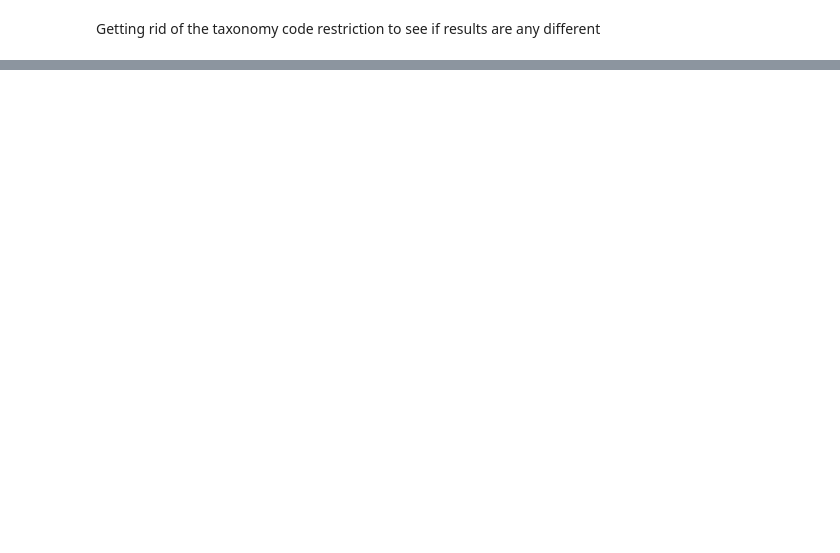
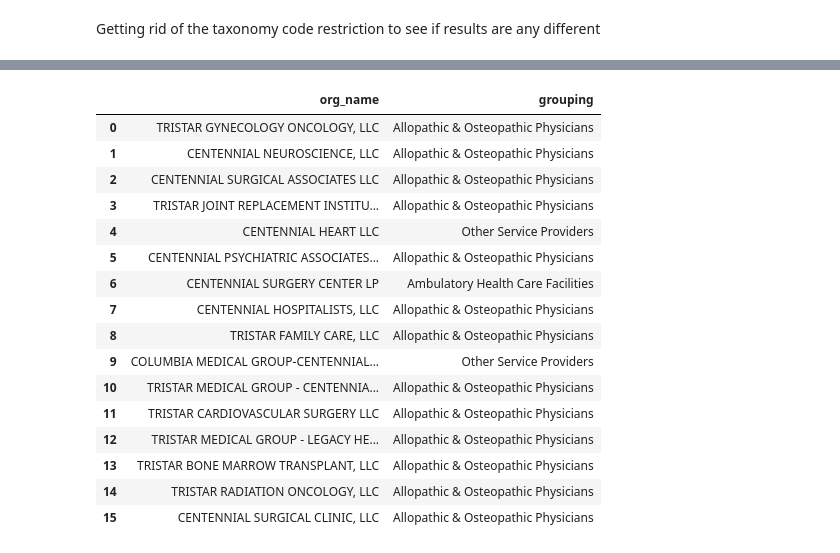
Before and after one commit to nss-data-science-cohort-4/hcbb_hop_team-aac_dog_moms, a Jupyter notebook: data_az_nash_hospitals.ipynb, the cells around one changed output, grey strips where cells are left out. Cells and saved outputs as stored; diff of their text form; code cells hidden in the pictures; blank space fills up the shorter version.

```diff
--- a/data_az_nash_hospitals.ipynb
+++ b/data_az_nash_hospitals.ipynb
@@ -169,0 +302,45 @@ df
+# %%
+db = sqlite3.connect('data/nppes_lite.sqlite') #reopen the connection
+
+query = '''
+WITH nh AS (SELECT DISTINCT *
+FROM nppes AS n
+JOIN nucc_taxonomy AS t
+ON n.taxonomy_code = t.code
+WHERE entity_type_code = 2 AND city = 'NASHVILLE' AND org_name LIKE '%CENTENNIAL%' OR org_name LIKE '%TRISTAR%'),
+
+hop AS (SELECT *
+FROM hop_team)
+
+SELECT *
+FROM nh
+JOIN hop
+ON nh.npi = hop.to_npi
+GROUP BY npi,org_name
+
+'''
+#entity type 2 is a facility
+#city is Nashville
+
+df = pd.read_sql(query,db)
+db.close()
+# %%
+df[['org_name','grouping']]
+# %% [output]
+|  | org_name | grouping |
+| 0 | TRISTAR GYNECOLOGY ONCOLOGY, LLC | Allopathic & Osteopathic Physicians |
+| 1 | CENTENNIAL NEUROSCIENCE, LLC | Allopathic & Osteopathic Physicians |
+| 2 | CENTENNIAL SURGICAL ASSOCIATES LLC | Allopathic & Osteopathic Physicians |
+| 3 | TRISTAR JOINT REPLACEMENT INSTITU... | Allopathic & Osteopathic Physicians |
+| 4 | CENTENNIAL HEART LLC | Other Service Providers |
+| 5 | CENTENNIAL PSYCHIATRIC ASSOCIATES... | Allopathic & Osteopathic Physicians |
+| 6 | CENTENNIAL SURGERY CENTER LP | Ambulatory Health Care Facilities |
+| 7 | CENTENNIAL HOSPITALISTS, LLC | Allopathic & Osteopathic Physicians |
+| 8 | TRISTAR FAMILY CARE, LLC | Allopathic & Osteopathic Physicians |
+| 9 | COLUMBIA MEDICAL GROUP-CENTENNIAL... | Other Service Providers |
+| 10 | TRISTAR MEDICAL GROUP - CENTENNIA... | Allopathic & Osteopathic Physicians |
+| 11 | TRISTAR CARDIOVASCULAR SURGERY LLC | Allopathic & Osteopathic Physicians |
+| 12 | TRISTAR MEDICAL GROUP - LEGACY HE... | Allopathic & Osteopathic Physicians |
+| 13 | TRISTAR BONE MARROW TRANSPLANT, LLC | Allopathic & Osteopathic Physicians |
+| 14 | TRISTAR RADIATION ONCOLOGY, LLC | Allopathic & Osteopathic Physicians |
+| 15 | CENTENNIAL SURGICAL CLINIC, LLC | Allopathic & Osteopathic Physicians |
```
Also changed, not shown: parts of 16 cells of this notebook.
